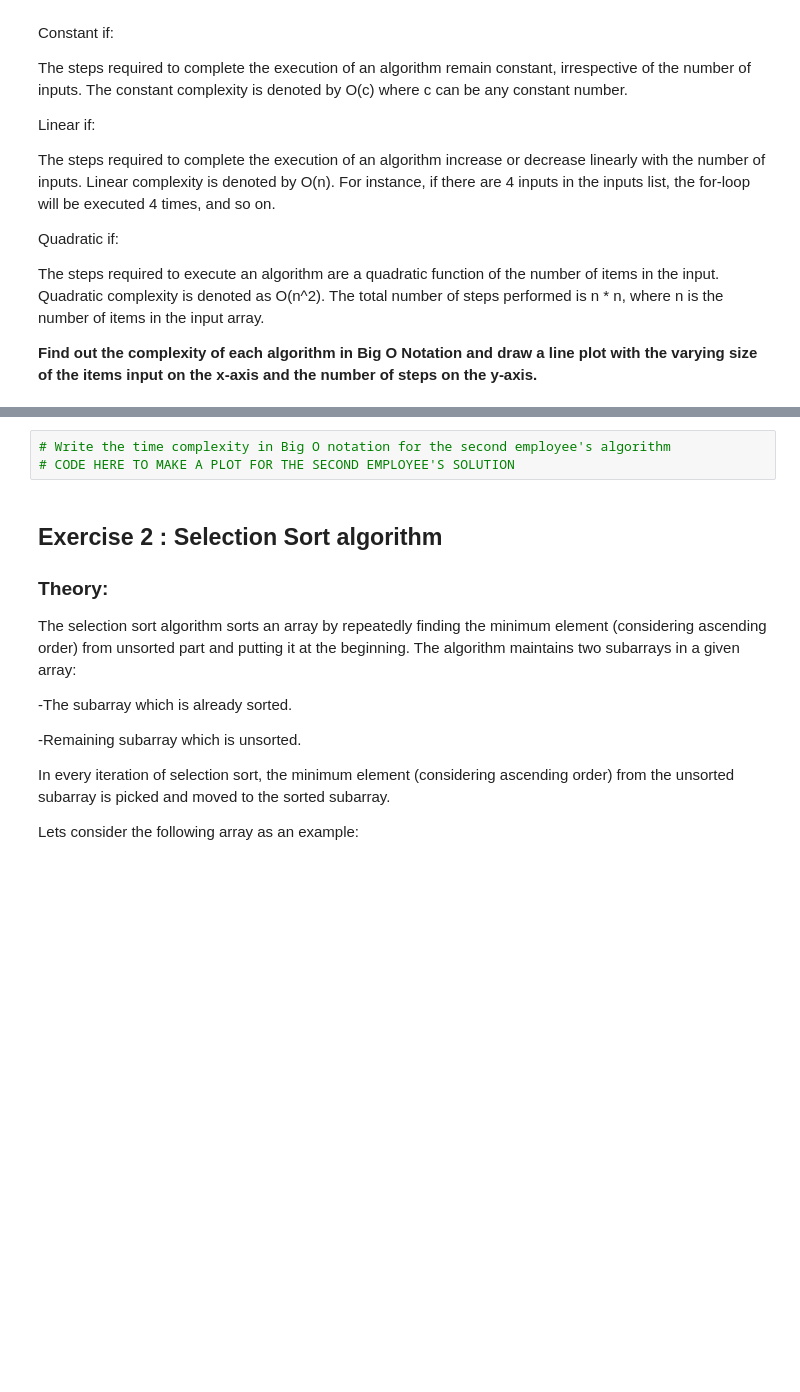
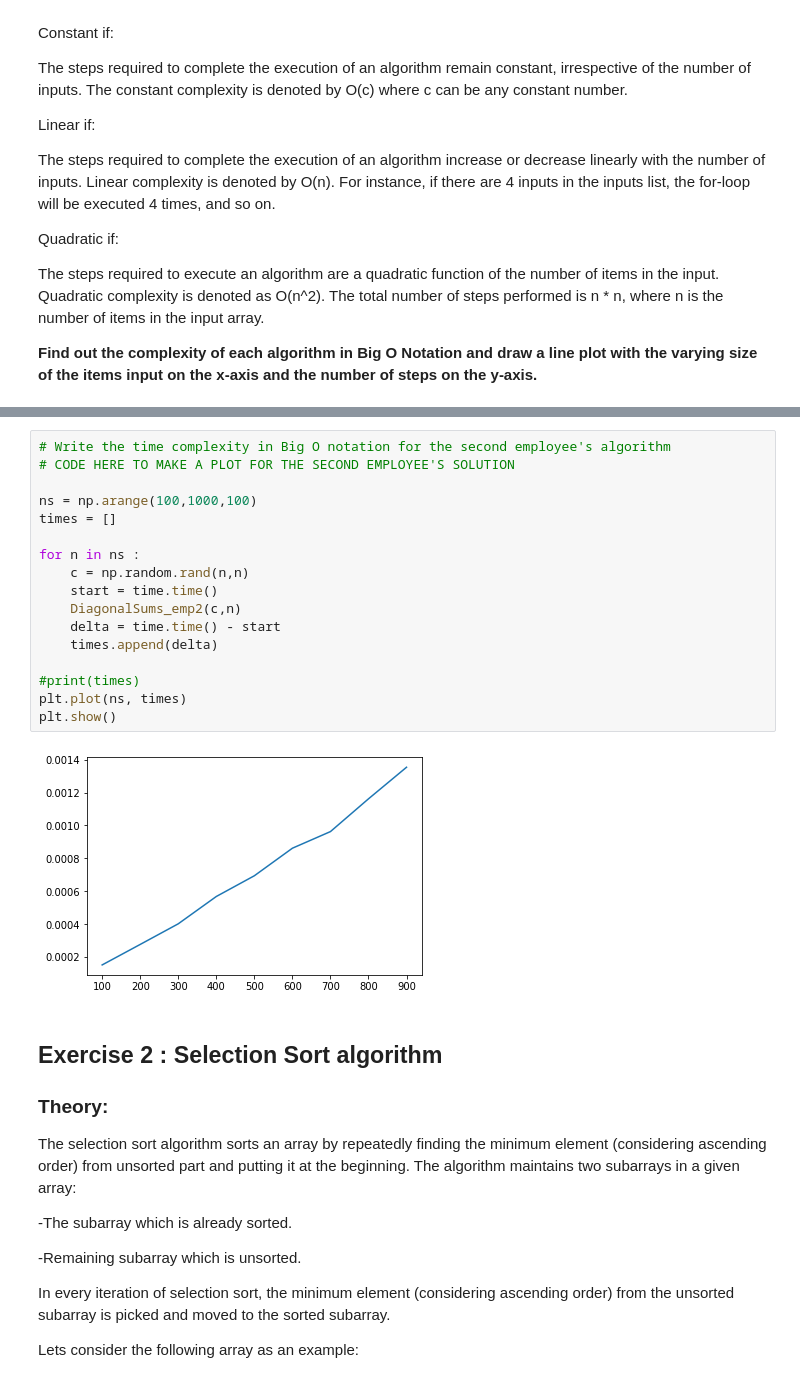
Before and after one commit to jgayosof/algorithm-optimization-project-machine-learning, a Jupyter notebook: notebook/problems.ipynb, the cells around one changed output, grey strips where cells are left out. Saved outputs shown, nothing was run; the diff lists cells and outputs as text; blank space fills up the shorter version.

```diff
--- a/notebook/problems.ipynb
+++ b/notebook/problems.ipynb
@@ -196,6 +192,22 @@ plt.plot(ns, times)
 # %%
 # Write the time complexity in Big O notation for the second employee's algorithm
 # CODE HERE TO MAKE A PLOT FOR THE SECOND EMPLOYEE'S SOLUTION
+
+ns = np.arange(100,1000,100)
+times = []
+
+for n in ns :
+    c = np.random.rand(n,n)
+    start = time.time()
+    DiagonalSums_emp2(c,n)
+    delta = time.time() - start
+    times.append(delta)
+
+#print(times)
+plt.plot(ns, times)
+plt.show()
+# %% [output]
+[figure, added]
 # %% [markdown]
 ## Exercise 2 : Selection Sort algorithm
 
```
Also changed, not shown: parts of 4 cells of this notebook.
